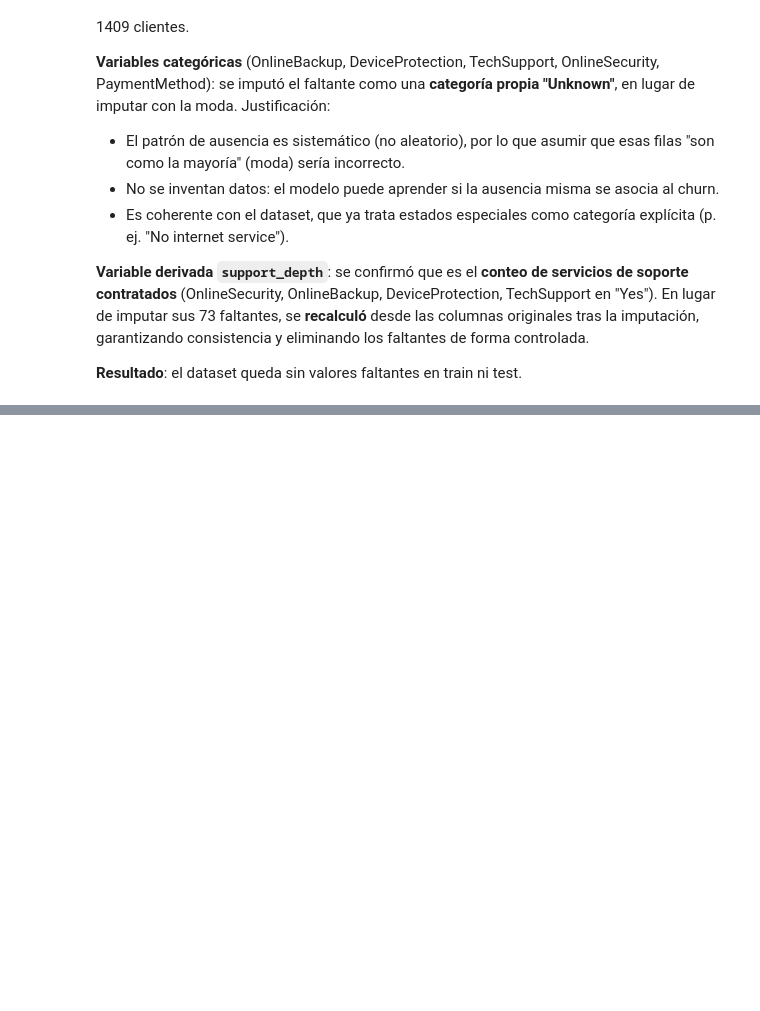
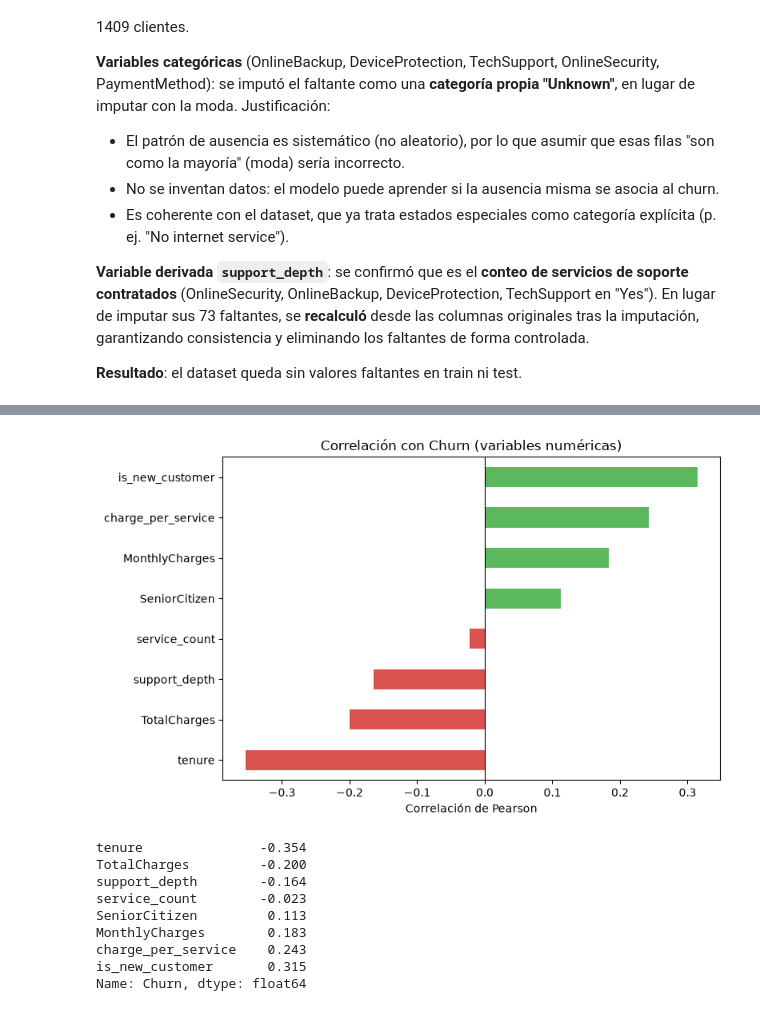
Before and after one commit to Benja726/ml, a Jupyter notebook: churn-obligatorio.ipynb, the cells around one changed output, grey strips where cells are left out. Saved outputs shown, nothing was run; the diff lists cells and outputs as text; code cells hidden in the pictures; blank space fills up the shorter version.

```diff
--- a/churn-obligatorio.ipynb
+++ b/churn-obligatorio.ipynb
@@ -311,0 +635,6 @@ la imputación, garantizando consistencia y eliminando los faltantes de forma co
+# %%
+# Valores únicos de cada categórica para decidir estrategia de encoding
+cols_cat = train.select_dtypes(include='object').columns.tolist()
+for col in cols_cat:
+    vals = sorted(train[col].unique())
+    print(f"{col} ({len(vals)}): {vals}")
@@ -311,0 +692,18 @@ la imputación, garantizando consistencia y eliminando los faltantes de forma co
+# %%
+# Nueva variable 1: costo por servicio contratado
+# Clientes que pagan mucho por pocos servicios tienen mayor presión de valor percibido
+train['charge_per_service'] = train['MonthlyCharges'] / (train['service_count'] + 1)
+test['charge_per_service']  = test['MonthlyCharges']  / (test['service_count']  + 1)
+
+# Nueva variable 2: cliente nuevo (≤12 meses de antigüedad)
+# Los primeros 12 meses concentran la mayor tasa de abandono en telecomunicaciones
+train['is_new_customer'] = (train['tenure'] <= 12).astype(int)
+test['is_new_customer']  = (test['tenure']  <= 12).astype(int)
+
+# Verificación
+print("Distribución charge_per_service (train):")
+print(train['charge_per_service'].describe().round(2))
+print(f"\nClientes nuevos (≤12 meses): {train['is_new_customer'].sum()} ({train['is_new_customer'].mean()*100:.1f}%)")
+print(f"Tasa de churn — nuevos: {train[train['is_new_customer']==1]['Churn'].mean():.3f}")
+print(f"Tasa de churn — resto:  {train[train['is_new_customer']==0]['Churn'].mean():.3f}")
+print(f"\nColumnas finales — train: {train.shape[1]} | test: {test.shape[1]}")
@@ -311,0 +727,29 @@ la imputación, garantizando consistencia y eliminando los faltantes de forma co
+# %%
+import matplotlib.pyplot as plt
+
+# Correlación de variables numéricas con Churn
+cols_num = ['tenure', 'MonthlyCharges', 'TotalCharges', 'SeniorCitizen',
+            'support_depth', 'service_count', 'charge_per_service', 'is_new_customer']
+
+corr_churn = train[cols_num + ['Churn']].corr()['Churn'].drop('Churn').sort_values()
+
+fig, ax = plt.subplots(figsize=(8, 5))
+corr_churn.plot(kind='barh', ax=ax, color=['#d9534f' if v < 0 else '#5cb85c' for v in corr_churn])
+ax.axvline(0, color='black', linewidth=0.8)
+ax.set_title('Correlación con Churn (variables numéricas)')
+ax.set_xlabel('Correlación de Pearson')
+plt.tight_layout()
+plt.show()
+
+print(corr_churn.round(3))
+# %% [output]
+[figure, added]
+tenure               -0.354
+TotalCharges         -0.200
+support_depth        -0.164
+service_count        -0.023
+SeniorCitizen         0.113
+MonthlyCharges        0.183
+charge_per_service    0.243
+is_new_customer       0.315
+Name: Churn, dtype: float64
```
Also changed, not shown: parts of 16 cells of this notebook, 4 other files.
